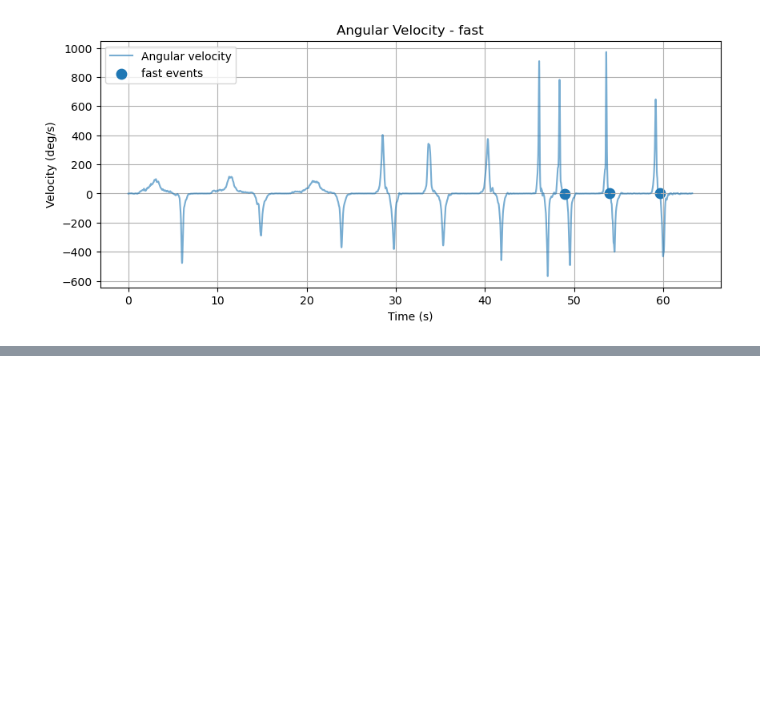
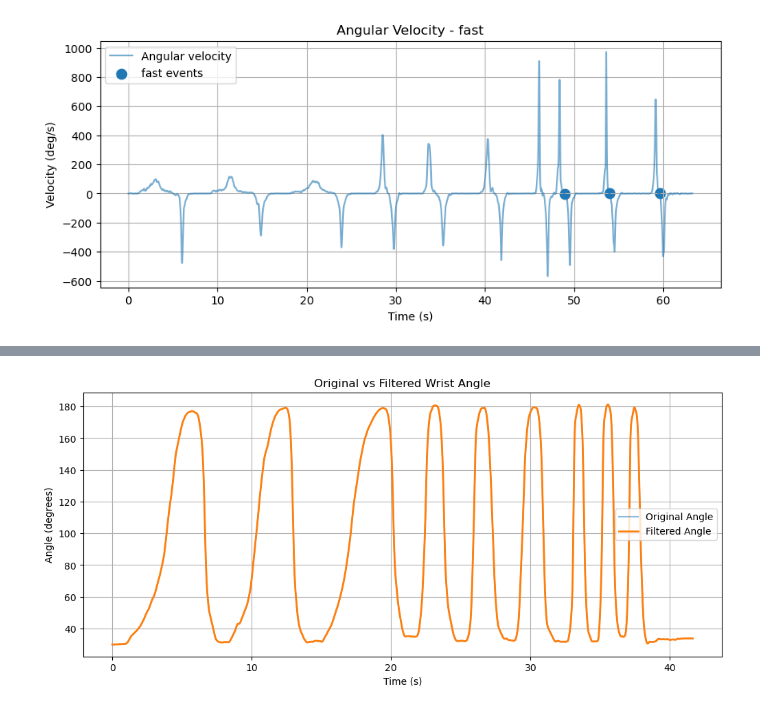
Before and after one commit to Anais-rgn/Projet_R_Python_M2_REHAB_2026, a Jupyter notebook: Python_Project/notebooks/Data_GG.ipynb, the cells around one changed output, grey strips where cells are left out. Cells and saved outputs as stored; diff of their text form; code cells hidden in the pictures; blank space fills up the shorter version.

Commit message:
Add somme new try with new data

```diff
--- a/Python_Project/notebooks/Data_GG.ipynb
+++ b/Python_Project/notebooks/Data_GG.ipynb
@@ -215,7 +215,7 @@ import matplotlib.pyplot as plt
 # ==========================================================
 def quaternion_to_angle_x_corrected(df_quat, baseline_deg):
     """
-    Convert quaternion to anatomically meaningful elbow/wrist angle.
+    Convert quaternion to anatomically meaningful wrist/elbow angle.
 
     Steps:
     1. Compute raw angle from quaternion
@@ -239,14 +239,12 @@ def quaternion_to_angle_x_corrected(df_quat, baseline_deg):
     )
 
     # ---------- STEP 2: UNWRAP ----------
-    # Remove discontinuities (-pi to +pi jumps)
     angle_unwrapped = np.unwrap(angle_raw)
 
     # ---------- STEP 3: CONVERT TO DEGREES ----------
     angle_deg = np.degrees(angle_unwrapped)
 
-    # ---------- STEP 4: NORMALIZATION ----------
-    # Shift so first value = 0
+    # ---------- STEP 4: ZERO-REFERENCE ----------
     angle_zeroed = angle_deg - angle_deg[0]
 
     # Invert direction if needed (flexion = small, extension = large)
@@ -266,14 +264,10 @@ def quaternion_to_angle_x_corrected(df_quat, baseline_deg):
 # ==========================================================
 # MULTI-FILE PROCESSING
 # ==========================================================
-
-# Example: file names
-files = ["Data_GG.csv"]  # for single file
-#files = ["Data_droite.csv", "Data_GG.csv"]
-
+files = ["Data_GG.csv"]  # Example single file
+# files = ["Data_droite.csv", "Data_GG.csv"]  # Multiple files
 
 # Manual baseline angles for each file (from video analysis)
-# Format: {"filename": baseline_angle_deg}
 baseline_angles = {
     "Data_droite.csv": 30,
     "Data_GG.csv": 30
@@ -1021,0 +1324,75 @@ for speed in ["slow", "medium", "fast"]:
+# %%
+## STEP 3 : FILTER the data  + Chek results with plots
+
+from scipy.signal import butter, filtfilt
+
+def lowpass_filter(signal, fs, cutoff=10, order=4):
+    """
+    Apply a Butterworth low-pass filter.
+
+    Parameters:
+        signal : array-like
+        fs : sampling frequency (Hz)
+        cutoff : cutoff frequency (Hz)
+        order : filter order
+
+    Returns:
+        filtered_signal
+    """
+    nyquist = 0.5 * fs
+    normal_cutoff = cutoff / nyquist
+
+    b, a = butter(order, normal_cutoff, btype='low', analog=False)
+    filtered_signal = filtfilt(b, a, signal)
+
+    return filtered_signal
+
+# ---------- APPLY FILTER TO ANGLE ----------
+fs = 125  # sampling frequency
+
+df_wrist_angles["angle_filt"] = lowpass_filter(
+    df_wrist_angles["angle"],
+    fs=fs,
+    cutoff=10
+)
+# ---------- CHECK ----------
+print("First 5 rows with filtered angle:\n", df_wrist_angles.head())
+plt.figure(figsize=(12,5))
+plt.plot(
+    df_wrist_angles["time"],
+    df_wrist_angles["angle"],
+    label="Original Angle",
+    alpha=0.5
+)
+plt.plot(
+    df_wrist_angles["time"],
+    df_wrist_angles["angle_filt"],
+    label="Filtered Angle",
+    linewidth=2
+)
+plt.xlabel("Time (s)")
+plt.ylabel("Angle (degrees)")
+plt.title("Original vs Filtered Wrist Angle")
+plt.legend()
+plt.grid(True)
+plt.show()
+
+# Difference signal
+df_wrist_angles["diff"] = df_wrist_angles["angle"] - df_wrist_angles["angle_filt"]
+
+plt.figure(figsize=(12,5))
+
+plt.plot(
+    df_wrist_angles["time"],
+    df_wrist_angles["diff"],
+    label="Difference (Original - Filtered)"
+)
+
+plt.xlabel("Time (s)")
+plt.ylabel("Angle difference (deg)")
+plt.title("Filtering Effect (Noise removed)")
+plt.legend()
+plt.grid(True)
+
+plt.show()
+# %% [output]
@@ -1021,0 +1406 @@ for speed in ["slow", "medium", "fast"]:
+[figure, added]
```
Also changed, not shown: parts of 10 cells of this notebook, 12 other files.
